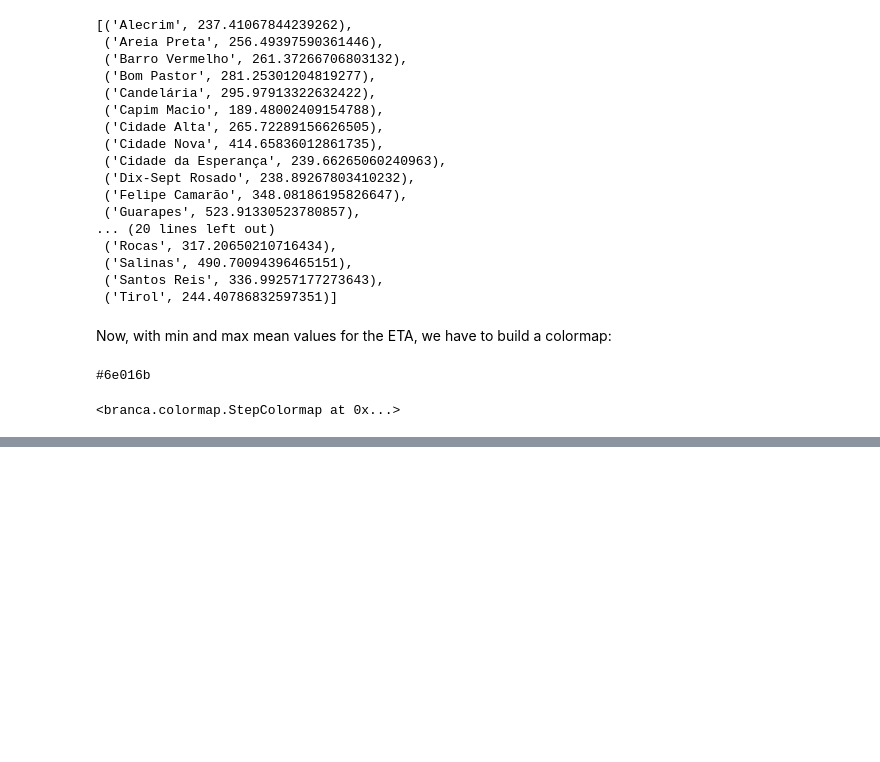
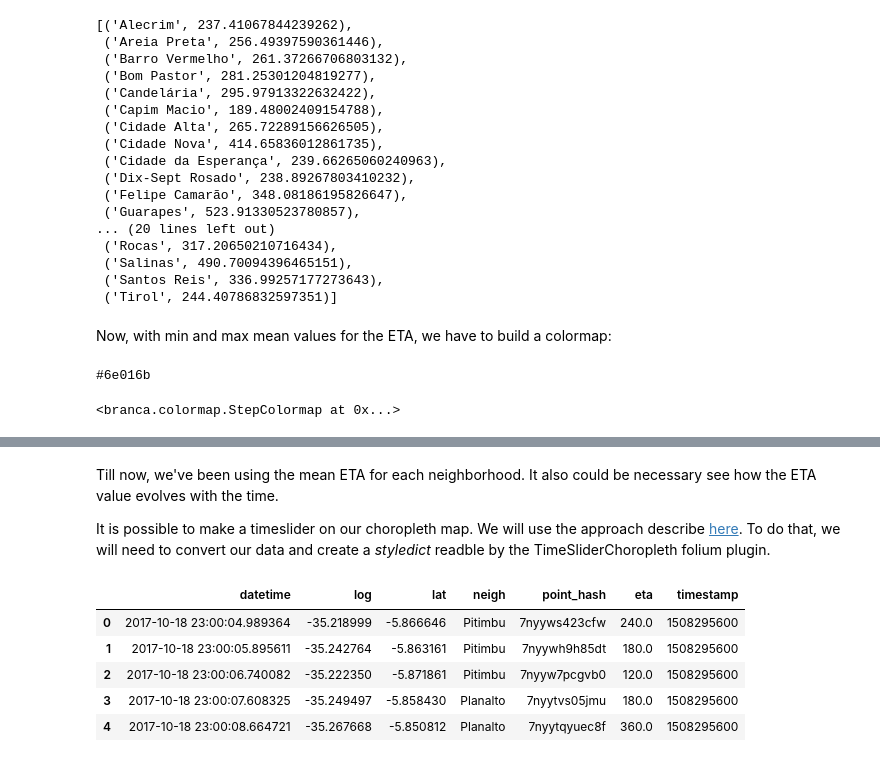
Before and after one commit to ycaroravel/Analyzing-Uber-Rides, a Jupyter notebook: GeoJson-Uber.ipynb, the cells around one changed output, grey strips where cells are left out. Saved outputs shown, nothing was run; the diff lists cells and outputs as text; code cells hidden in the pictures; blank space fills up the shorter version.

Commit message:
timeslider

```diff
--- a/GeoJson-Uber.ipynb
+++ b/GeoJson-Uber.ipynb
@@ -388,0 +446,18 @@ m
+# %% [markdown]
+Till now, we've been using the mean ETA for each neighborhood. It also could be necessary see how the ETA value evolves with the time.
+
+It is possible to make a timeslider on our choropleth map. We will use the approach describe [here](https://github.com/halfdanrump/geoviz/blob/master/TimeSliderChoropleth.ipynb). To do that, we will need to convert our data and create a <i>styledict</i> readble by the TimeSliderChoropleth folium plugin.
+# %%
+# get the timestamp in seconds from each datetime
+# .astype('<M8[D]') will round the datetime to the corresponding day, ignoring hours, minutes, sec
+# .strftime('%s') will convert the datetime in seconds
+
+uber_eta_df['timestamp'] = pd.to_datetime(uber_eta_df['datetime'].values.astype('<M8[D]')).strftime('%s')
+uber_eta_df.head()
+# %% [output]
+|  | datetime | log | lat | neigh | point_hash | eta | timestamp |
+| 0 | 2017-10-18 23:00:04.989364 | -35.218999 | -5.866646 | Pitimbu | 7nyyws423cfw | 240.0 | 1508295600 |
+| 1 | 2017-10-18 23:00:05.895611 | -35.242764 | -5.863161 | Pitimbu | 7nyywh9h85dt | 180.0 | 1508295600 |
+| 2 | 2017-10-18 23:00:06.740082 | -35.222350 | -5.871861 | Pitimbu | 7nyyw7pcgvb0 | 120.0 | 1508295600 |
+| 3 | 2017-10-18 23:00:07.608325 | -35.249497 | -5.858430 | Planalto | 7nyytvs05jmu | 180.0 | 1508295600 |
+| 4 | 2017-10-18 23:00:08.664721 | -35.267668 | -5.850812 | Planalto | 7nyytqyuec8f | 360.0 | 1508295600 |
```
Also changed, not shown: parts of 23 cells of this notebook, 5 other files.
